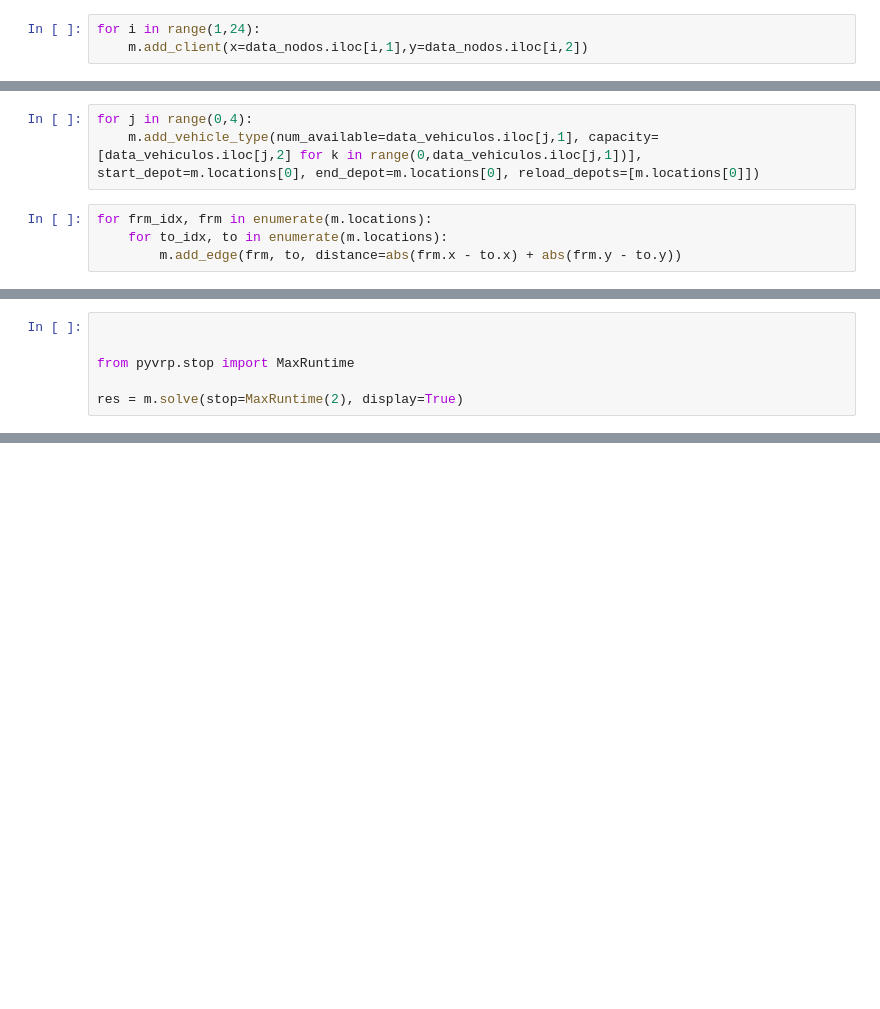
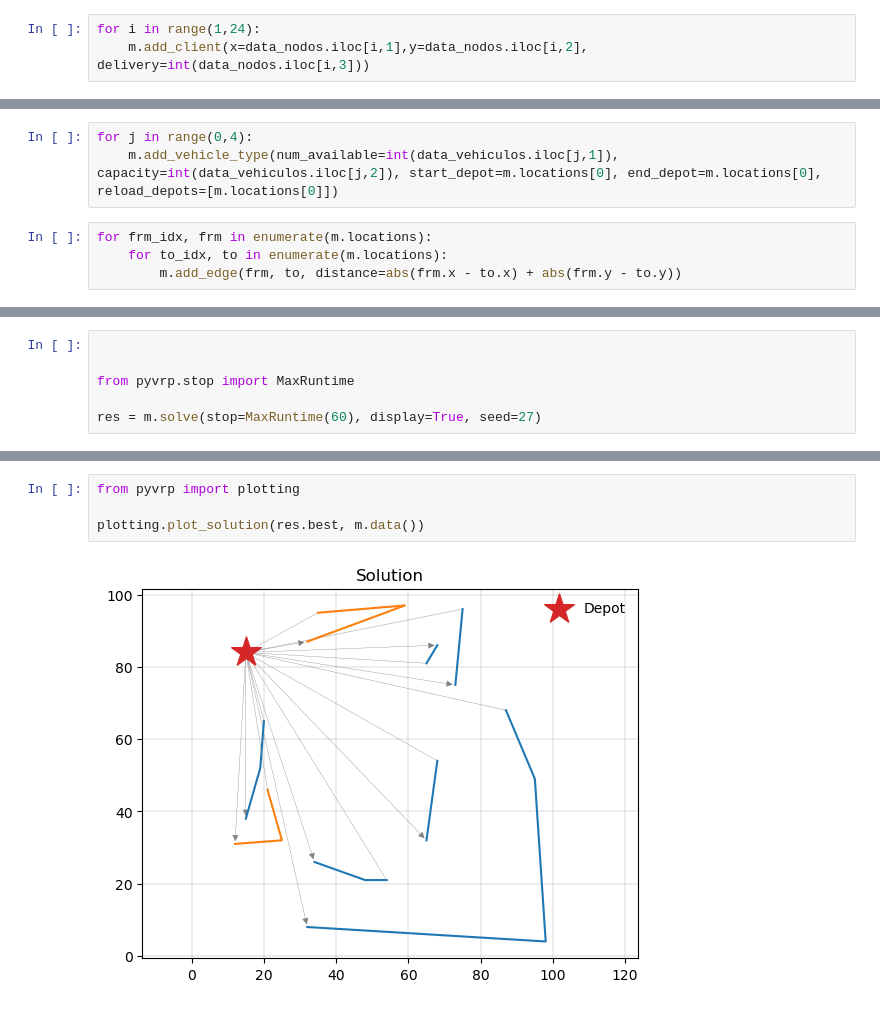
Before and after one commit to OmAyala/Ejemplo-de-implementacion-de-la-librer-a-PyVRP-para-la-resoluci-n-de-problemas-de-VRP, a Jupyter notebook: Ejemplo_carga_datos.ipynb, the cells around one changed output, grey strips where cells are left out. Drawn from its saved outputs; the diff is of its cells as text; blank space fills up the shorter version.

```diff
--- a/Ejemplo_carga_datos.ipynb
+++ b/Ejemplo_carga_datos.ipynb
@@ -49,7 +49,7 @@ m.add_depot(x=data_nodos.iloc[0,1],y=data_nodos.iloc[0,2])
 <pyvrp._pyvrp.Depot at 0x...>
 # %%
 for i in range(1,24):
-    m.add_client(x=data_nodos.iloc[i,1],y=data_nodos.iloc[i,2])
+    m.add_client(x=data_nodos.iloc[i,1],y=data_nodos.iloc[i,2], delivery=int(data_nodos.iloc[i,3]))
 # %%
 data_vehiculos.info()
 # %% [output]
@@ -66,6 +70,6 @@ memory usage: 228.0+ bytes
 # %%
 for j in range(0,4):
-    m.add_vehicle_type(num_available=data_vehiculos.iloc[j,1], capacity=[data_vehiculos.iloc[j,2] for k in range(0,data_vehiculos.iloc[j,1])], start_depot=m.locations[0], end_depot=m.locations[0], reload_depots=[m.locations[0]])
+    m.add_vehicle_type(num_available=int(data_vehiculos.iloc[j,1]), capacity=int(data_vehiculos.iloc[j,2]), start_depot=m.locations[0], end_depot=m.locations[0], reload_depots=[m.locations[0]])
 # %%
 for frm_idx, frm in enumerate(m.locations):
     for to_idx, to in enumerate(m.locations):
@@ -75,5 +84,5 @@ for frm_idx, frm in enumerate(m.locations):
 
 from pyvrp.stop import MaxRuntime
 
-res = m.solve(stop=MaxRuntime(2), display=True)
+res = m.solve(stop=MaxRuntime(60), display=True, seed=27)
 # %% [output]
@@ -80,0 +106,6 @@ ValueError: Vehicle type has inconsistent capacity size.
+# %%
+from pyvrp import plotting
+
+plotting.plot_solution(res.best, m.data())
+# %% [output]
+[figure, added]
```
Also changed, not shown: parts of 5 cells of this notebook.
